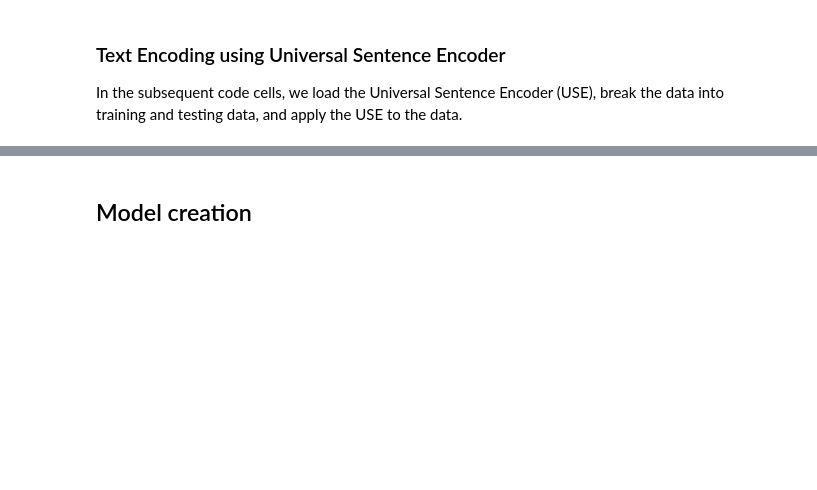
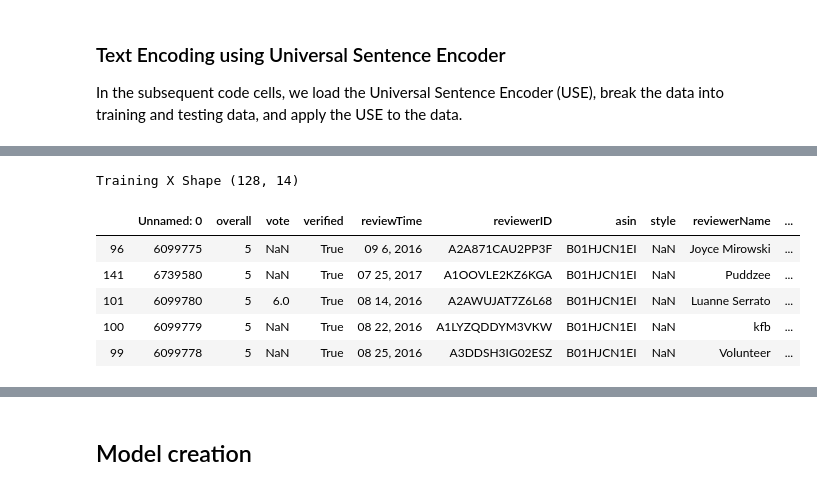
Before and after one commit to JoannaWangBK/datasci-w266-finalProject, a Jupyter notebook: AmazonReviewPOSTagger_Latest.ipynb, the cells around one changed output, grey strips where cells are left out. Cells and saved outputs as stored; diff of their text form; code cells hidden in the pictures; blank space fills up the shorter version.

```diff
--- a/AmazonReviewPOSTagger_Latest.ipynb
+++ b/AmazonReviewPOSTagger_Latest.ipynb
@@ -166,6 +201,6 @@ final=sorted_data.drop_duplicates(subset={"reviewerID","reviewerName","reviewTex
 #Removed not verified rows
 final = final[final.verified != False]
 
-#Drop NA and name it to x_train
-x_train = final.dropna(subset=['reviewText'])
-print(x_train.shape)
+#Drop NA
+final = final.dropna(subset=['reviewText'])
+print(final.shape)
@@ -210,6 +285,15 @@ message_embeddings = embed(x_train.CleanedText)
 # %%
-print("Training X Shape", x_train.shape)
+print("Training X Shape", final.shape)
+# %% [output]
+Training X Shape (128, 14)
 # %%
-x_train.head()
+final.head()
+# %% [output]
+|  | Unnamed: 0 | overall | vote | verified | reviewTime | reviewerID | asin | style | reviewerName | ... |
+| 96 | 6099775 | 5 | NaN | True | 09 6, 2016 | A2A871CAU2PP3F | B01HJCN1EI | NaN | Joyce Mirowski | ... |
+| 141 | 6739580 | 5 | NaN | True | 07 25, 2017 | A1OOVLE2KZ6KGA | B01HJCN1EI | NaN | Puddzee | ... |
+| 101 | 6099780 | 5 | 6.0 | True | 08 14, 2016 | A2AWUJAT7Z6L68 | B01HJCN1EI | NaN | Luanne Serrato | ... |
+| 100 | 6099779 | 5 | NaN | True | 08 22, 2016 | A1LYZQDDYM3VKW | B01HJCN1EI | NaN | kfb | ... |
+| 99 | 6099778 | 5 | NaN | True | 08 25, 2016 | A3DDSH3IG02ESZ | B01HJCN1EI | NaN | Volunteer | ... |
 # %%
 message_embeddings[10]
```
Also changed, not shown: parts of 19 cells of this notebook.
